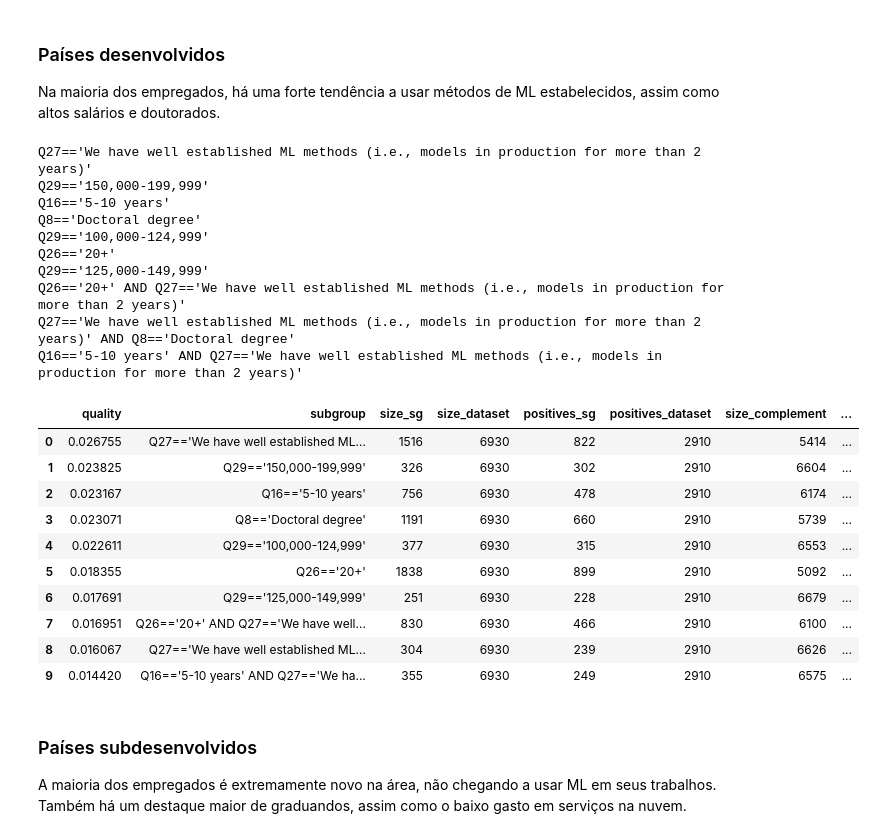
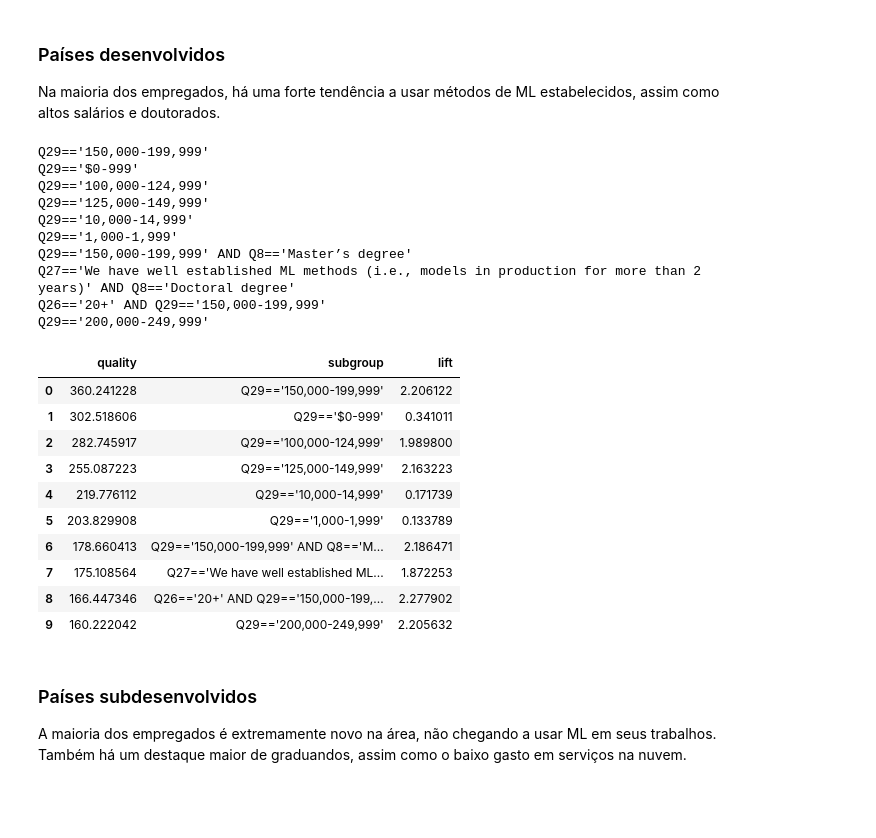
Before and after one commit to vlcfaria/kaggle-datamine, a Jupyter notebook: analysis.ipynb, the cells around one changed output. Drawn from its saved outputs; the diff is of its cells as text; code cells hidden in the pictures; blank space fills up the shorter version.

```diff
--- a/analysis.ipynb
+++ b/analysis.ipynb
@@ -204,40 +310,40 @@ Na maioria dos empregados, há uma forte tendência a usar métodos de ML estabe
 # %%
 target = ps.BinaryTarget('Country-status', 2)
 searchspace = ps.create_selectors(employed, ignore=['Country-status', 'Q4'])
 task = ps.SubgroupDiscoveryTask (
     employed,
     target,
     searchspace,
     result_set_size=10,
-    depth=4,
-    qf=ps.WRAccQF())
-result = ps.BeamSearch().execute(task)
+    depth=3,
+    qf=ps.ChiSquaredQF())
+result = ps.BeamSearch(beam_width=40).execute(task)
 
 for x in result.to_dataframe()['subgroup']:
     print(x)
-result.to_dataframe()
+result.to_dataframe()[['quality', 'subgroup', 'lift']]
 # %% [output]
-Q27=='We have well established ML methods (i.e., models in production for more than 2 years)'
 Q29=='150,000-199,999'
-Q16=='5-10 years'
-Q8=='Doctoral degree'
+Q29=='$0-999'
 Q29=='100,000-124,999'
-Q26=='20+'
 Q29=='125,000-149,999'
-Q26=='20+' AND Q27=='We have well established ML methods (i.e., models in production for more than 2 years)'
+Q29=='10,000-14,999'
+Q29=='1,000-1,999'
+Q29=='150,000-199,999' AND Q8=='Master’s degree'
 Q27=='We have well established ML methods (i.e., models in production for more than 2 years)' AND Q8=='Doctoral degree'
-Q16=='5-10 years' AND Q27=='We have well established ML methods (i.e., models in production for more than 2 years)'
+Q26=='20+' AND Q29=='150,000-199,999'
+Q29=='200,000-249,999'
-|  | quality | subgroup | size_sg | size_dataset | positives_sg | positives_dataset | size_complement | ... |
-| 0 | 0.026755 | Q27=='We have well established ML... | 1516 | 6930 | 822 | 2910 | 5414 | ... |
-| 1 | 0.023825 | Q29=='150,000-199,999' | 326 | 6930 | 302 | 2910 | 6604 | ... |
-| 2 | 0.023167 | Q16=='5-10 years' | 756 | 6930 | 478 | 2910 | 6174 | ... |
-| 3 | 0.023071 | Q8=='Doctoral degree' | 1191 | 6930 | 660 | 2910 | 5739 | ... |
-| 4 | 0.022611 | Q29=='100,000-124,999' | 377 | 6930 | 315 | 2910 | 6553 | ... |
-| 5 | 0.018355 | Q26=='20+' | 1838 | 6930 | 899 | 2910 | 5092 | ... |
-| 6 | 0.017691 | Q29=='125,000-149,999' | 251 | 6930 | 228 | 2910 | 6679 | ... |
-| 7 | 0.016951 | Q26=='20+' AND Q27=='We have well... | 830 | 6930 | 466 | 2910 | 6100 | ... |
-| 8 | 0.016067 | Q27=='We have well established ML... | 304 | 6930 | 239 | 2910 | 6626 | ... |
-| 9 | 0.014420 | Q16=='5-10 years' AND Q27=='We ha... | 355 | 6930 | 249 | 2910 | 6575 | ... |
+|  | quality | subgroup | lift |
+| 0 | 360.241228 | Q29=='150,000-199,999' | 2.206122 |
+| 1 | 302.518606 | Q29=='$0-999' | 0.341011 |
+| 2 | 282.745917 | Q29=='100,000-124,999' | 1.989800 |
+| 3 | 255.087223 | Q29=='125,000-149,999' | 2.163223 |
+| 4 | 219.776112 | Q29=='10,000-14,999' | 0.171739 |
+| 5 | 203.829908 | Q29=='1,000-1,999' | 0.133789 |
+| 6 | 178.660413 | Q29=='150,000-199,999' AND Q8=='M... | 2.186471 |
+| 7 | 175.108564 | Q27=='We have well established ML... | 1.872253 |
+| 8 | 166.447346 | Q26=='20+' AND Q29=='150,000-199,... | 2.277902 |
+| 9 | 160.222042 | Q29=='200,000-249,999' | 2.205632 |
 # %% [markdown]
 ### Países subdesenvolvidos
 
```
Also changed, not shown: parts of 14 cells of this notebook.
